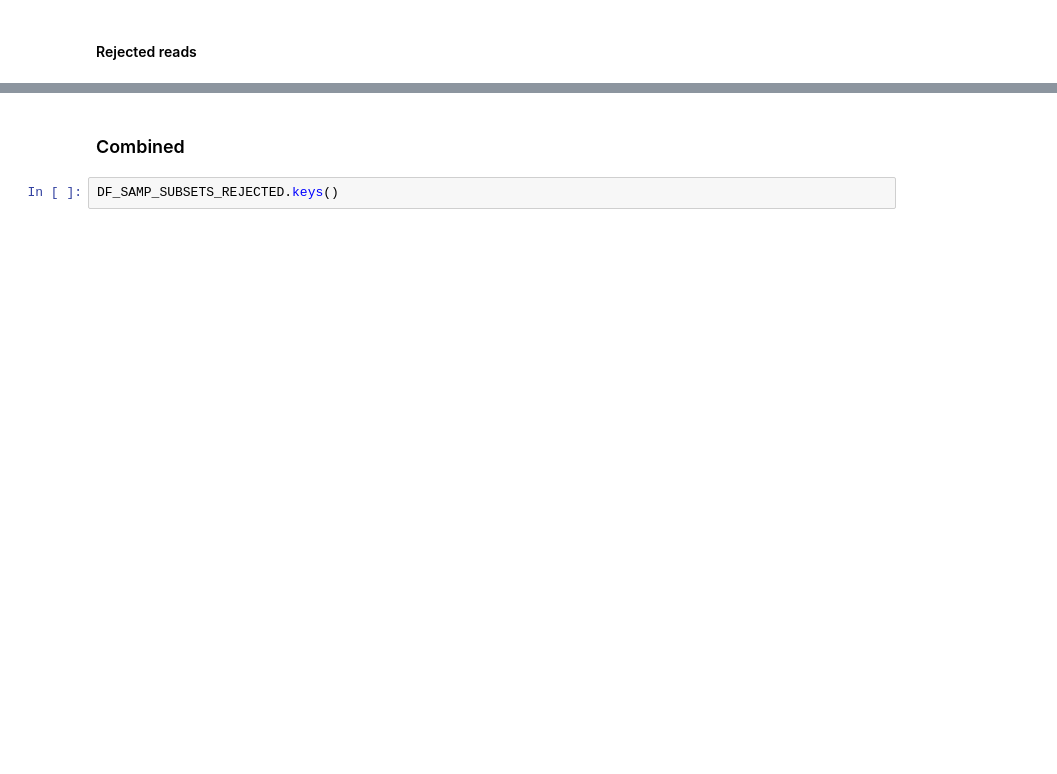
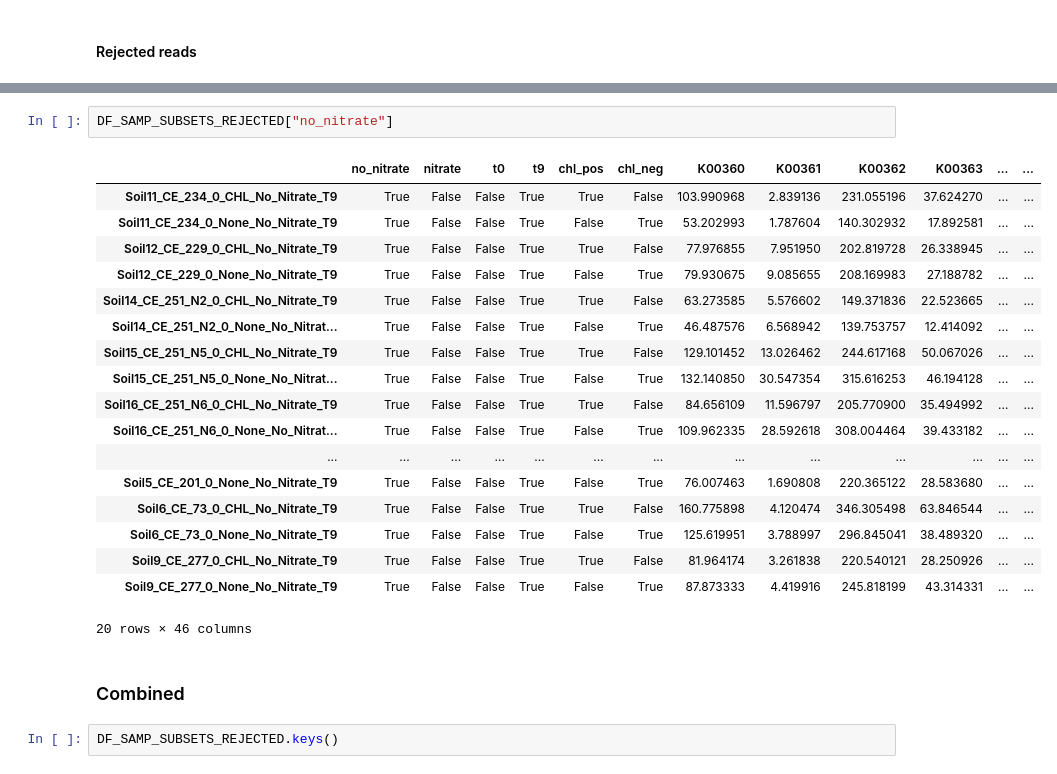
Before and after one commit to AddisonHowe/soil-ko-wrangling, a Jupyter notebook: nb_construct_tables.ipynb, the cells around one changed output, grey strips where cells are left out. Saved outputs shown, nothing was run; the diff lists cells and outputs as text; blank space fills up the shorter version.

```diff
--- a/nb_construct_tables.ipynb
+++ b/nb_construct_tables.ipynb
@@ -459,3 +708,24 @@ plt.show()
+# %%
+DF_SAMP_SUBSETS_REJECTED["no_nitrate"]
+# %% [output]
+|  | no_nitrate | nitrate | t0 | t9 | chl_pos | chl_neg | K00360 | K00361 | K00362 | K00363 | ... | ... |
+| Soil11_CE_234_0_CHL_No_Nitrate_T9 | True | False | False | True | True | False | 103.990968 | 2.839136 | 231.055196 | 37.624270 | ... | ... |
+| Soil11_CE_234_0_None_No_Nitrate_T9 | True | False | False | True | False | True | 53.202993 | 1.787604 | 140.302932 | 17.892581 | ... | ... |
+| Soil12_CE_229_0_CHL_No_Nitrate_T9 | True | False | False | True | True | False | 77.976855 | 7.951950 | 202.819728 | 26.338945 | ... | ... |
+| Soil12_CE_229_0_None_No_Nitrate_T9 | True | False | False | True | False | True | 79.930675 | 9.085655 | 208.169983 | 27.188782 | ... | ... |
+| Soil14_CE_251_N2_0_CHL_No_Nitrate_T9 | True | False | False | True | True | False | 63.273585 | 5.576602 | 149.371836 | 22.523665 | ... | ... |
+| Soil14_CE_251_N2_0_None_No_Nitrat... | True | False | False | True | False | True | 46.487576 | 6.568942 | 139.753757 | 12.414092 | ... | ... |
+| Soil15_CE_251_N5_0_CHL_No_Nitrate_T9 | True | False | False | True | True | False | 129.101452 | 13.026462 | 244.617168 | 50.067026 | ... | ... |
+| Soil15_CE_251_N5_0_None_No_Nitrat... | True | False | False | True | False | True | 132.140850 | 30.547354 | 315.616253 | 46.194128 | ... | ... |
+| Soil16_CE_251_N6_0_CHL_No_Nitrate_T9 | True | False | False | True | True | False | 84.656109 | 11.596797 | 205.770900 | 35.494992 | ... | ... |
+| Soil16_CE_251_N6_0_None_No_Nitrat... | True | False | False | True | False | True | 109.962335 | 28.592618 | 308.004464 | 39.433182 | ... | ... |
+| ... | ... | ... | ... | ... | ... | ... | ... | ... | ... | ... | ... | ... |
+| Soil5_CE_201_0_None_No_Nitrate_T9 | True | False | False | True | False | True | 76.007463 | 1.690808 | 220.365122 | 28.583680 | ... | ... |
+| Soil6_CE_73_0_CHL_No_Nitrate_T9 | True | False | False | True | True | False | 160.775898 | 4.120474 | 346.305498 | 63.846544 | ... | ... |
+| Soil6_CE_73_0_None_No_Nitrate_T9 | True | False | False | True | False | True | 125.619951 | 3.788997 | 296.845041 | 38.489320 | ... | ... |
+| Soil9_CE_277_0_CHL_No_Nitrate_T9 | True | False | False | True | True | False | 81.964174 | 3.261838 | 220.540121 | 28.250926 | ... | ... |
+| Soil9_CE_277_0_None_No_Nitrate_T9 | True | False | False | True | False | True | 87.873333 | 4.419916 | 245.818199 | 43.314331 | ... | ... |
+20 rows × 46 columns
 # %% [markdown]
 ### Combined
 # %%
```
Also changed, not shown: parts of 29 cells of this notebook, 3 other files.
